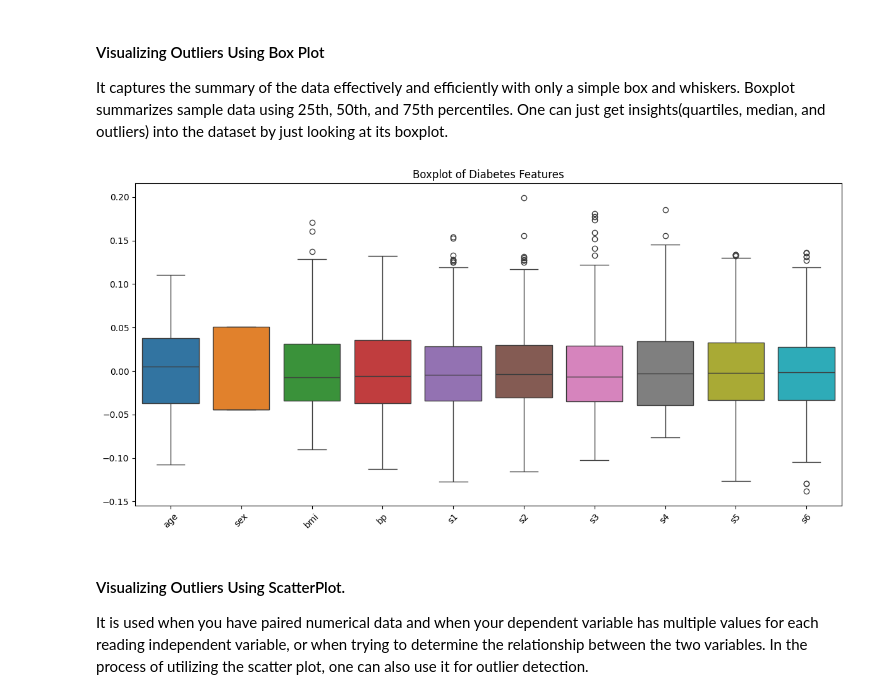
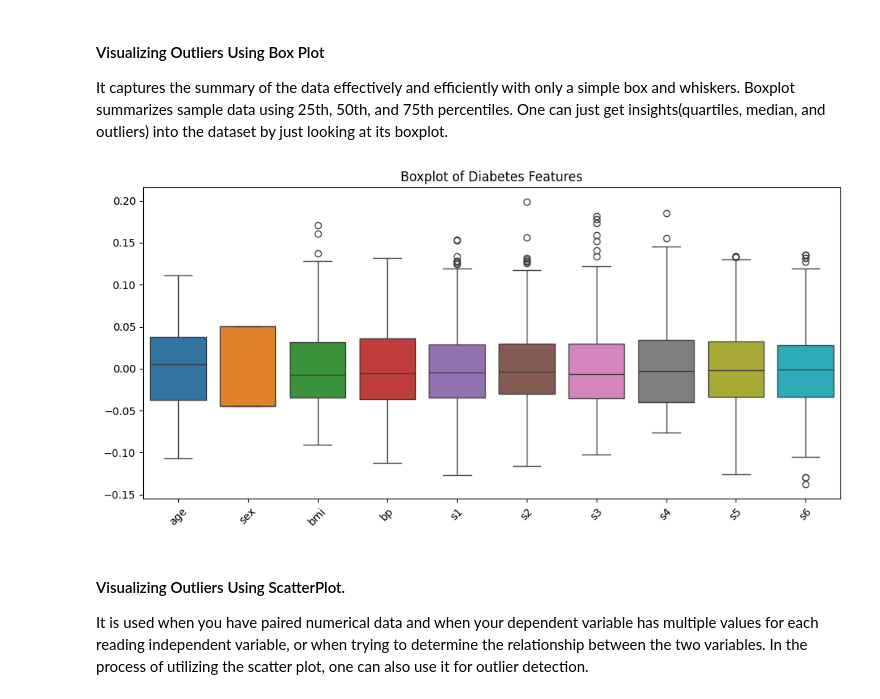
Before and after one commit to nikitha2002-bot/lab4-ML, a Jupyter notebook: week5Lab_Students.ipynb, the cells around one changed output. Drawn from its saved outputs; the diff is of its cells as text; code cells hidden in the pictures.

Commit message:
outliers visualization

```diff
--- a/week5Lab_Students.ipynb
+++ b/week5Lab_Students.ipynb
@@ -618,15 +618,15 @@ Initial Diabetes Dataset:
 #### Visualizing Outliers Using Box Plot
 It captures the summary of the data effectively and efficiently with only a simple box and whiskers. Boxplot summarizes sample data using 25th, 50th, and 75th percentiles. One can just get insights(quartiles, median, and outliers) into the dataset by just looking at its boxplot.
 # %%
-# Boxplot visualization
-plt.figure(figsize=(12, 6))
+# Boxplot visualization for the diabetes dataset
+plt.figure(figsize=(10, 5))
 sns.boxplot(data=df)
 plt.title("Boxplot of Diabetes Features")
 plt.xticks(rotation=45)
 plt.tight_layout()
 plt.show()
 # %% [output]
-[figure, old version]
+[figure, new version]
 # %% [markdown]
 #### Visualizing Outliers Using ScatterPlot.
 
```
